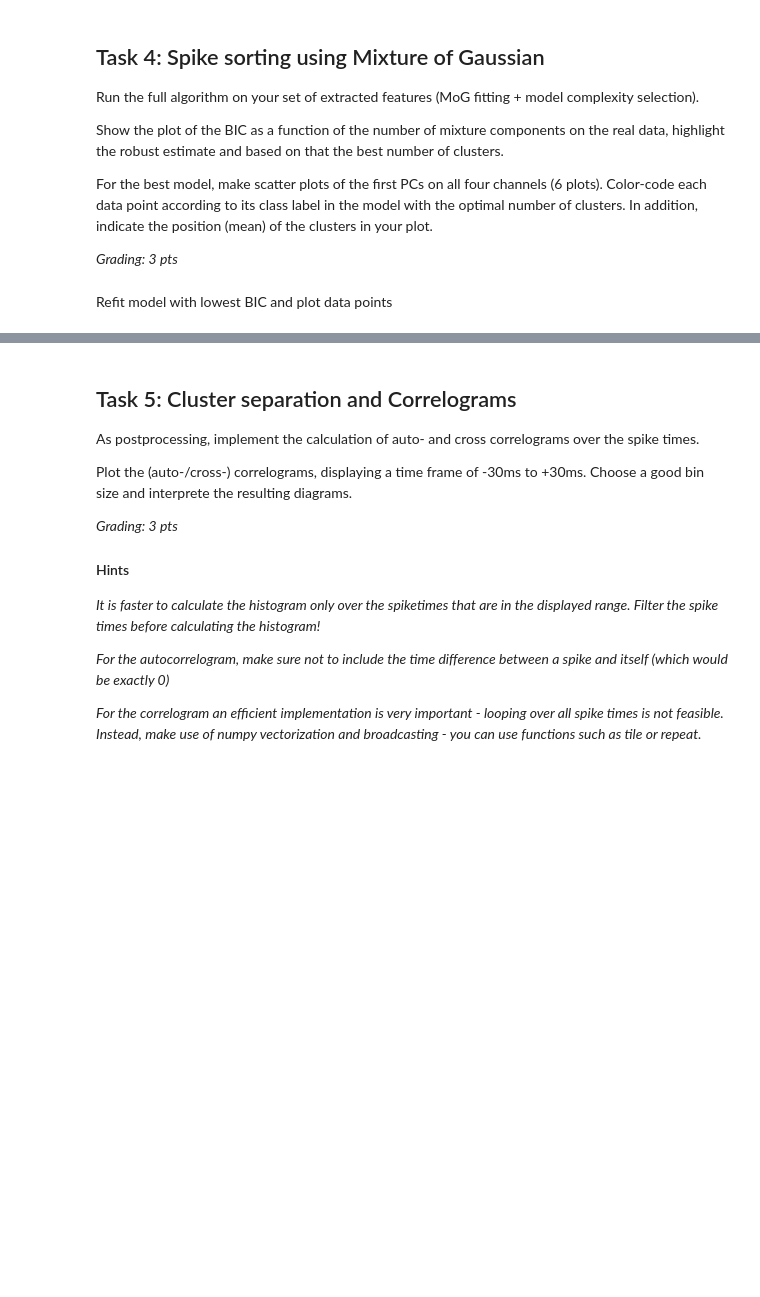
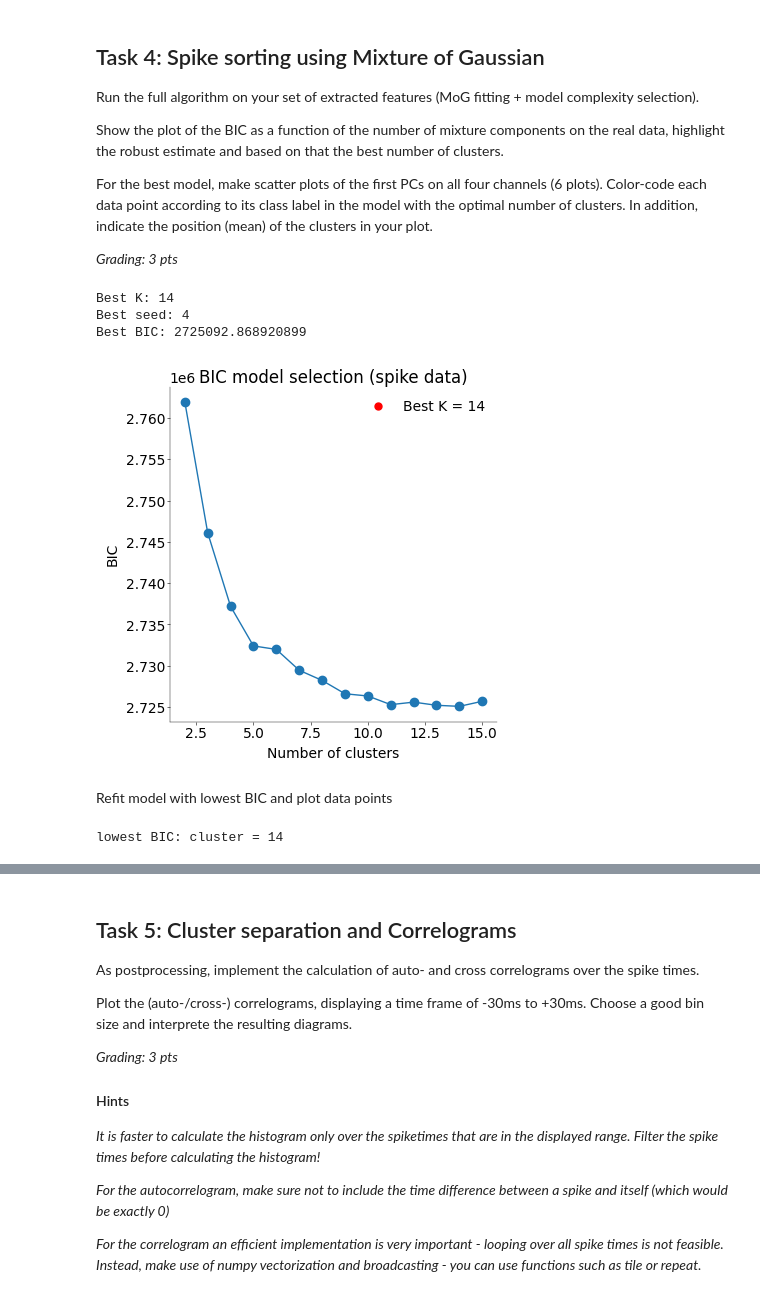
Before and after one commit to moistsoy/Neural-Data-Science, a Jupyter notebook: Lab2/notebooks/CodingLab2.ipynb, the cells around one changed output, grey strips where cells are left out. Drawn from its saved outputs; the diff is of its cells as text; code cells hidden in the pictures; blank space fills up the shorter version.

Commit message:
Task 4: apply MoG clustering on PCA features, perform BIC model selection, and visualize cluster assignments

```diff
--- a/Lab2/notebooks/CodingLab2.ipynb
+++ b/Lab2/notebooks/CodingLab2.ipynb
@@ -542,13 +545,56 @@ for seed in range(num_seeds):
         BIC[seed, j] = bic_k
         LL[seed, j] = ll_k
 
-        models[(seed, k)] = {"labels": labels_k, "m": m_k,
-            "S": S_k, "p": p_k, "bic": bic_k,"ll": ll_k}
+        models[(seed, k)] = {
+            "labels": labels_k,
+            "m": m_k,
+            "S": S_k,
+            "p": p_k,
+            "bic": bic_k,
+            "ll": ll_k,
+        }
+# %%
+best_BIC = BIC.min(axis=0)
+best_seed_idx = BIC.argmin(axis=0)
+
+best_k_idx = np.argmin(best_BIC)
+best_K = K[best_k_idx]
+best_seed = best_seed_idx[best_k_idx]
+
+best_model = models[(best_seed, best_K)]
+
+print("Best K:", best_K)
+print("Best seed:", best_seed)
+print("Best BIC:", best_model["bic"])
+# %% [output]
+Best K: 14
+Best seed: 4
+Best BIC: 2725092.868920899
 # %%
 # ----------------------------------------------------------------------------------------------------------------------
 # Plot the BIC over number of mixture components and highlight robust estimate and optimal number of clusters (0.5 pts)
 # ----------------------------------------------------------------------------------------------------------------------
 
 fig, ax = plt.subplots(figsize=(4, 4))
+
+# BIC curve
+ax.plot(K, best_BIC, marker="o")
+
+# best K
+best_idx = np.argmin(best_BIC)
+ax.scatter(
+    K[best_idx], best_BIC[best_idx], color="red", s=100, label=f"Best K = {best_K}"
+)
+
+# labels
+ax.set_xlabel("Number of clusters")
+ax.set_ylabel("BIC")
+ax.set_title("BIC model selection (spike data)")
+
+ax.legend()
+
+plt.show()
+# %% [output]
+[figure, added]
 # %% [markdown]
 Refit model with lowest BIC and plot data points
@@ -564,0 +601,9 @@ print(f"lowest BIC: # cluster = {K[kk]}")
+# %%
+print(f"lowest BIC: cluster = {best_K}")
+
+a = best_model["labels"]
+m_best = best_model["m"]
+S_best = best_model["S"]
+p_best = best_model["p"]
+# %% [output]
+lowest BIC: cluster = 14
```
Also changed, not shown: parts of 7 cells of this notebook.
